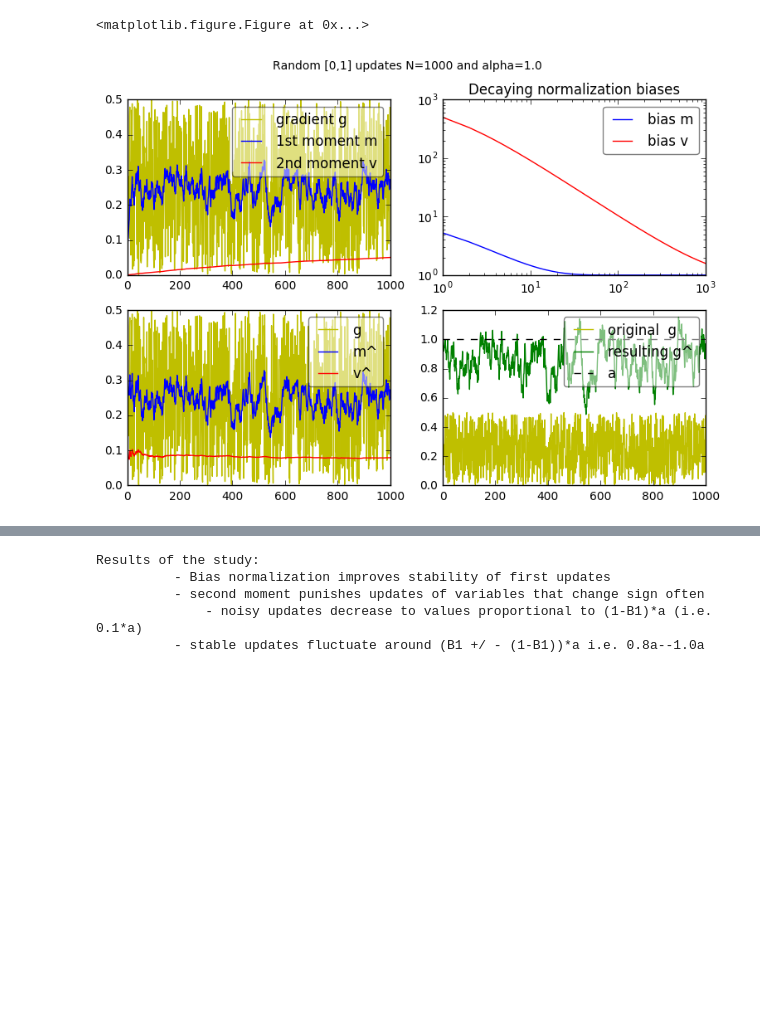
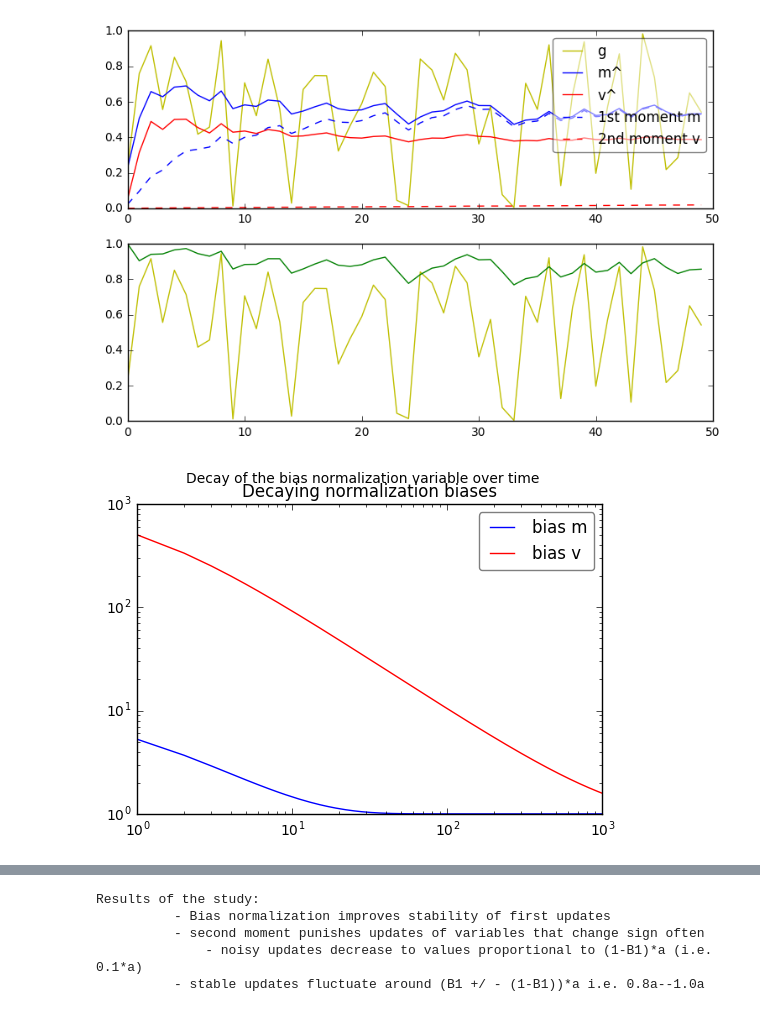
Before and after one commit to yselivonchyk/AdamOptimizer_study, a Jupyter notebook: AdamVisualization.ipynb, the cells around one changed output, grey strips where cells are left out. Drawn from its saved outputs; the diff is of its cells as text; code cells hidden in the pictures; blank space fills up the shorter version.

Commit message:
Plotting imprvoded

```diff
--- a/AdamVisualization.ipynb
+++ b/AdamVisualization.ipynb
@@ -1,6 +1,24 @@
 # %%
 import matplotlib.pyplot as plt
 import numpy as np
+import math
+
+
+def _rms(val, epsilon):
+#     print(val+epsilon)
+    return math.sqrt(val+epsilon)
+
+
+def adadelta_sequence(sequence, lr=1, rho=0.95, epsilon=1):
+    res = []
+    e_g2 = 0
+    e_d2 = 0
+    for t, gradient_t in enumerate(sequence):
+        e_g2 = rho*e_g2 + (1-rho)*gradient_t
+        dx = _rms(e_d2, epsilon)/_rms(e_g2, epsilon)*gradient_t
+        e_d2 = rho*e_d2 + (1-rho)*gradient_t
+        res.append(dx)
+    return res
 
 
 def adam_sequence(a, b1=.9, b2=0.999, e=10e-8, n=1.0):
@@ -17,55 +35,65 @@ def adam_sequence(a, b1=.9, b2=0.999, e=10e-8, n=1.0):
     res.append([a_, m_, v_, m, v, bias_m, bias_v])
   return np.asarray(res).T
 
+
 def enlarge_figure():
     n = 1.5
     fig = plt.figure()
     default_size = fig.get_size_inches()
     fig.set_size_inches((default_size[0]*n, default_size[1]*n))
     return fig
 
-def plot_adam_data(original, data, title=None):
+
+def plot_adam_data(original, data, ada_data=None, title=None):
     fig = enlarge_figure()
 
     if title is not None:
         fig.suptitle(title)
 
-    subplot = plt.subplot(222)
-    x = np.arange(n)
-    subplot.loglog(x, data[5], label='bias m', color='b')
-    subplot.loglog(x, data[6], label='bias v', color='r')
-    subplot.legend(fancybox=True,  framealpha=0.5)
-    subplot.set_title('Decaying normalization biases')
-
-    subplot = plt.subplot(221)
-    x = np.arange(n)
-    subplot.plot(x, seq, label='gradient g', color='y')
-    subplot.plot(x, data[3], label='1st moment m', color='b')
-    subplot.plot(x, data[4], label='2nd moment v', color='r')
-    subplot.legend(fancybox=True,  framealpha=0.5)
-
-    subplot = plt.subplot(223)
+    subplot = plt.subplot(211)
     x = np.arange(n)
     subplot.plot(x, seq, label='g', color='y')
     subplot.plot(x, data[1], label='m^', color='b')
     subplot.plot(x, data[2], label='v^', color='r')
+    subplot.plot(x, data[3], '--', label='1st moment m', color='b')
+    subplot.plot(x, data[4], '--', label='2nd moment v', color='r')
     subplot.legend(fancybox=True,  framealpha=0.5)
 
-    subplot = plt.subplot(224)
+    subplot = plt.subplot(212)
     x = np.arange(n)
-    subplot.plot(x, seq,     label='original  g ', color='y')
-    subplot.plot(x, data[0], label='resulting g^', color='g')
+    subplot.plot(x, seq,     label='Gradient g', color='y')
+    subplot.plot(x, data[0], label='Adam     g^', color='g')
+    if ada_data is not None:
+        subplot.plot(x, ada_data, '--', label='Adadelta g^', color='grey')
     subplot.plot(x, np.ones(seq.shape), '--', color='black', label='a')
     subplot.legend(fancybox=True,  framealpha=0.5)
 
 
     plt.show()
 
 
+def plot_bias_normalizatoin_factors(data):
+
+    fig = plt.figure()
+    fig.suptitle('Decay of the bias normalization variable over time')
+
+    subplot = plt.subplot(111)
+    x = np.arange(n)
+    subplot.loglog(x, data[5], label='bias m', color='b')
+    subplot.loglog(x, data[6], label='bias v', color='r')
+    subplot.legend(fancybox=True,  framealpha=0.5)
+    subplot.set_title('Decaying normalization biases')
+
+    plt.show()
+
+
+
 n = 1000
 seq = np.random.rand(n)*0.5
 adam_data = adam_sequence(seq)
-plot_adam_data(seq, adam_data, 'Random [0,1] updates N=1000 and alpha=1.0')
+ada_data = adadelta_sequence(seq)
+plot_bias_normalizatoin_factors(adam_data)
+plot_adam_data(seq, adam_data, ada_data, 'Random [0,1] updates N=1000 and alpha=1.0')
 # %% [output]
-<matplotlib.figure.Figure at 0x...>
-[figure, old version]
+[figure, new version]
+[figure, added]
```
Also changed, not shown: parts of 6 cells of this notebook.
